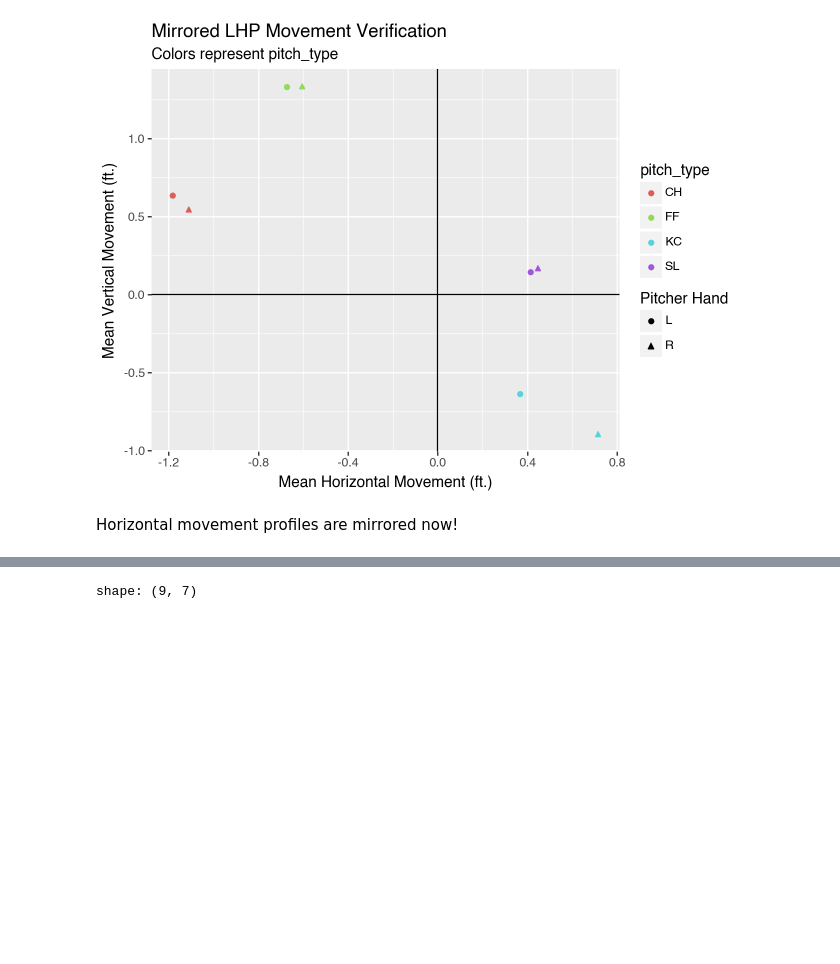
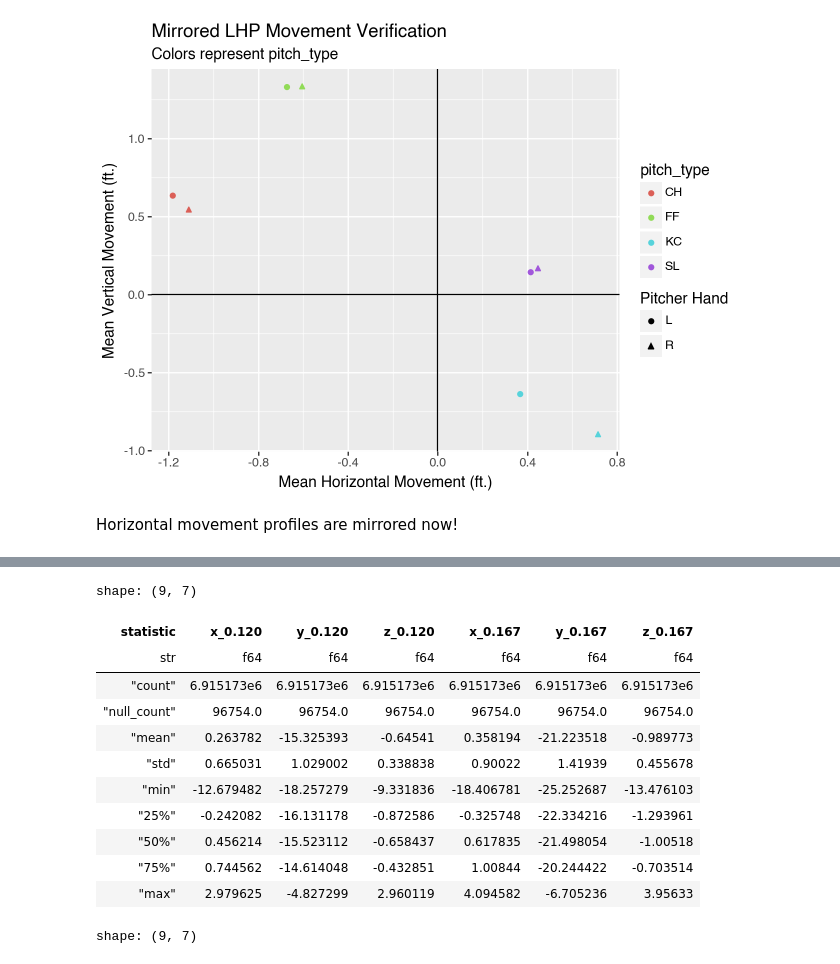
Before and after one commit to Jensen-holm/Sequence-Plus, a Jupyter notebook: notebooks/tunnel+.ipynb, the cells around one changed output, grey strips where cells are left out. Drawn from its saved outputs; the diff is of its cells as text; code cells hidden in the pictures; blank space fills up the shorter version.

Commit message:
working through kinematic equations to estimate location at decision and commit times

```diff
--- a/notebooks/tunnel+.ipynb
+++ b/notebooks/tunnel+.ipynb
@@ -60,19 +67,19 @@ from utils import description_replace_mapping
 
 def add_pitch_run_value(lf: pl.LazyFrame) -> pl.LazyFrame:
     """Takes in a dataframe of pitches, and adds 2024 run value to each one"""
-    pitch_runs_df = lf.join(
+    pitch_runs_lf = lf.join(
         other=run_values_24,
         on=["events", "balls", "strikes"],
         how="left",
     )
 
-    mapped_des_pitches = pitch_runs_df.with_columns([
+    mapped_des_pitches = pitch_runs_lf.with_columns([
         pl.col("description")
         .replace_strict(description_replace_mapping, default=None)
         .alias("play_des"),
     ])
 
-    pitches_run_value_df = mapped_des_pitches.join(
+    pitches_run_value_lf = mapped_des_pitches.join(
         other=run_values_24,
         right_on=["events", "balls", "strikes"],
         left_on=["play_des", "balls", "strikes"],
@@ -84,10 +91,10 @@ def add_pitch_run_value(lf: pl.LazyFrame) -> pl.LazyFrame:
         .otherwise(pl.col("delta_run_exp"))
         .alias("delta_run_exp"),
     ])
-    return pitches_run_value_df
+    return pitches_run_value_lf
 
-pitches_run_value_df = pitches_df.pipe(add_pitch_run_value)
-pitches_run_value_df.select(
+pitches_run_value_lf = pitches_lf.pipe(add_pitch_run_value)
+pitches_run_value_lf.select(
     "pitch_type",
     "description",
     "balls",
@@ -110,20 +117,20 @@ shape: (9, 6)
 # %% [markdown]
 Mirroring LHP metrics as if they were thrown by RHP
 # %%
-mirrored_pitches_df = (
-    pitches_run_value_df
-    .with_columns([
+def mirror_lhp_to_rhp(lf: pl.LazyFrame) -> pl.LazyFrame:
+    return lf.with_columns(
         # mirror LHP horizontal movement
         pl.when(pl.col("p_throws") == "L")
         .then(-pl.col("pfx_x"))
         .otherwise(pl.col("pfx_x")),
-    ])
-)
+    )
+
+mirrored_pitches_lf = pitches_run_value_lf.pipe(mirror_lhp_to_rhp)
 
 # for verification
 movement_plt = (
     ggplot(
-        mirrored_pitches_df
+        mirrored_pitches_lf
         .filter(pl.col("pitch_type").is_in(["FF", "KC", "SL", "CH"]))
         .group_by("pitch_type", "p_throws")
         .agg(
@@ -152,0 +178,30 @@ Now to get pitch sequence data & difference features
+# %%
+
+def calculate_ball_pos_at_t(lf: pl.LazyFrame, *ts) -> pl.LazyFrame:
+    """Computes the x, y and z positions of a baseball at all the times in specified in ts"""
+    return lf.with_columns([
+        ((pl.col(f"v{dim}0") * t) + (1/2 * pl.col(f"a{dim}") * t**2)).alias(f"{dim}_{t:.3f}")
+        for dim in ["x", "y", "z"]
+        for t in ts
+    ])
+
+# 0.12 is about the 'decision time' and 0.167 is about 'commit time'
+ball_pos_lf = mirrored_pitches_lf.pipe(calculate_ball_pos_at_t, 0.12, 0.167)
+
+(ball_pos_lf
+    .select("x_0.120", "y_0.120", "z_0.120",
+            "x_0.167", "y_0.167", "z_0.167")
+    .describe())
+# %% [output]
+shape: (9, 7)
+| statistic | x_0.120 | y_0.120 | z_0.120 | x_0.167 | y_0.167 | z_0.167 |
+| str | f64 | f64 | f64 | f64 | f64 | f64 |
+| "count" | 6.915173e6 | 6.915173e6 | 6.915173e6 | 6.915173e6 | 6.915173e6 | 6.915173e6 |
+| "null_count" | 96754.0 | 96754.0 | 96754.0 | 96754.0 | 96754.0 | 96754.0 |
+| "mean" | 0.263782 | -15.325393 | -0.64541 | 0.358194 | -21.223518 | -0.989773 |
+| "std" | 0.665031 | 1.029002 | 0.338838 | 0.90022 | 1.41939 | 0.455678 |
+| "min" | -12.679482 | -18.257279 | -9.331836 | -18.406781 | -25.252687 | -13.476103 |
+| "25%" | -0.242082 | -16.131178 | -0.872586 | -0.325748 | -22.334216 | -1.293961 |
+| "50%" | 0.456214 | -15.523112 | -0.658437 | 0.617835 | -21.498054 | -1.00518 |
+| "75%" | 0.744562 | -14.614048 | -0.432851 | 1.00844 | -20.244422 | -0.703514 |
+| "max" | 2.979625 | -4.827299 | 2.960119 | 4.094582 | -6.705236 | 3.95633 |
```
Also changed, not shown: parts of 7 cells of this notebook, 1 other file.
